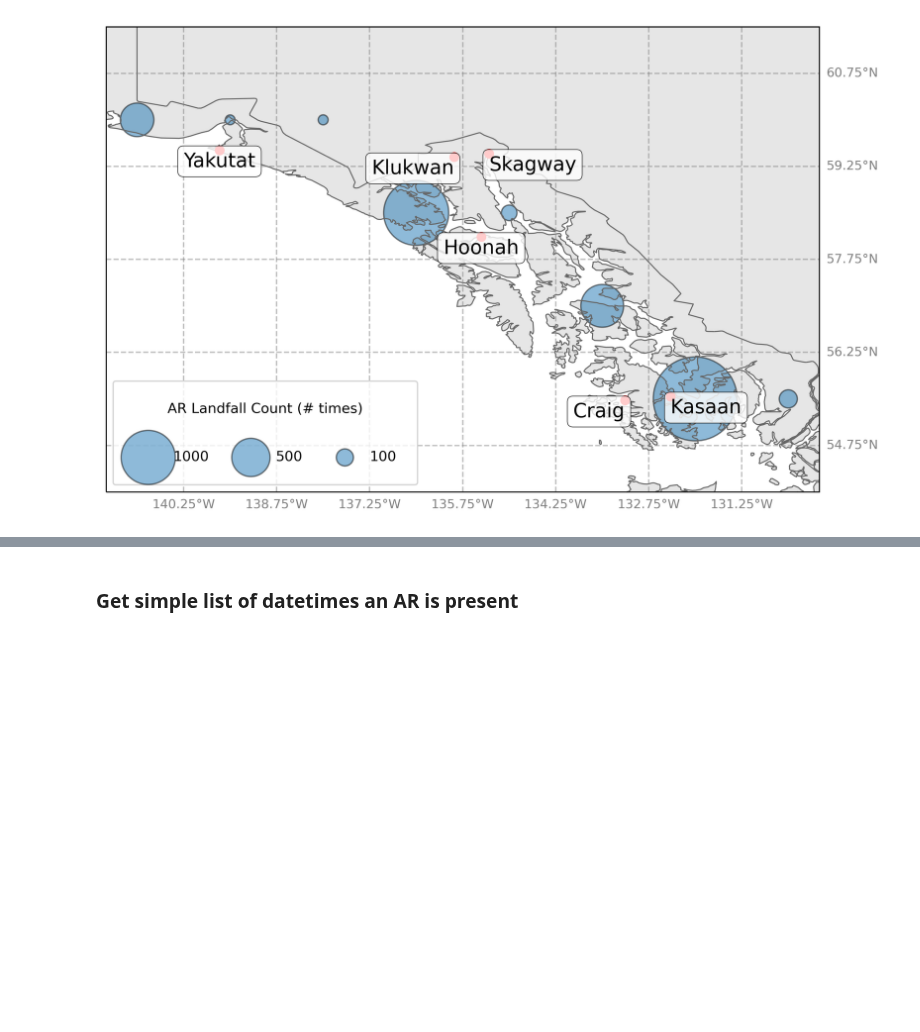
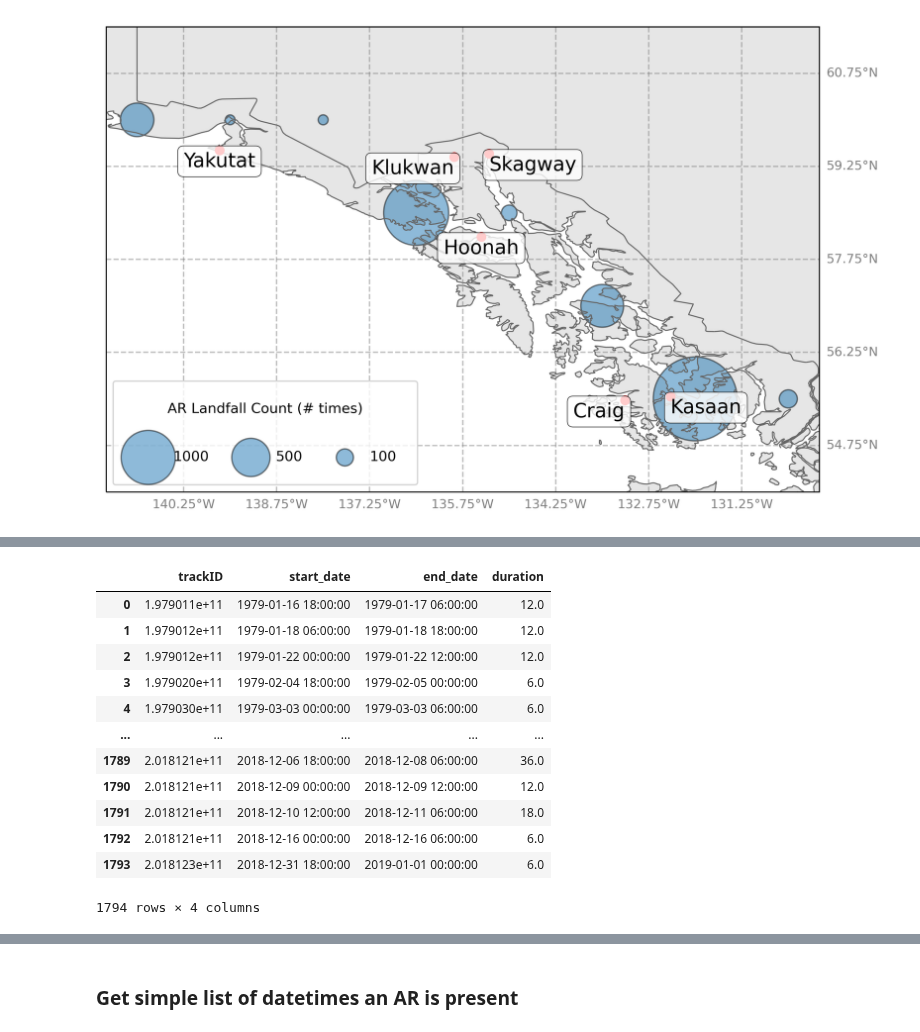
Before and after one commit to dlnash/SEAK_climatology, a Jupyter notebook: analysis/SEAK_AR_annual-clim.ipynb, the cells around one changed output, grey strips where cells are left out. Cells and saved outputs as stored; diff of their text form; code cells hidden in the pictures; blank space fills up the shorter version.

```diff
--- a/analysis/SEAK_AR_annual-clim.ipynb
+++ b/analysis/SEAK_AR_annual-clim.ipynb
@@ -207,0 +253,5 @@ kidmap = da.kidmap.squeeze()
+# %%
+tmp = lfloc.sel(time='1979-01-16T18:00:00.000000000')
+tmp = tmp.where(tmp > 0, drop=True)
+lflat = tmp.lat.values
+lflon = tmp.lon.values - 360.0 # to get degrees W value
@@ -208,31 +270,51 @@ kidmap = da.kidmap.squeeze()
 # %%
 # create list of lists of trackIDs for each time step
 date_lst = lfdates
 final_lst = []
 for i, ids in enumerate(date_lst):
 #     print(ids)
     # pull track ID list for each time step
     x = kidmap.sel(time=ids).values.flatten()
     result = x[np.logical_not(np.isnan(x))]
     trackID = np.unique(result)
+    # get landfalling latitude and longitude
+    tmp = lfloc.sel(time=ids)
+    tmp = tmp.where(tmp > 0, drop=True)
+    lflat = tmp.lat.values
+    lflon = tmp.lon.values - 360.0 # to get degrees W value
+
     for j in range(len(trackID)):
-        final_lst.append([ids, trackID[j]])
+        final_lst.append([ids, trackID[j], lflat, lflon])
 
 # put final_lst into df
-track_df = pd.DataFrame(final_lst, columns=['date', 'trackID'])
+track_df = pd.DataFrame(final_lst, columns=['date', 'trackID', 'lflat', 'lflon'])
 track_df
 track_ids = track_df.trackID.unique()
 # create df with trackID, start date, end date, and duration of AR
 data = []
 for i, ids in enumerate(track_ids):
     idx = (track_df.trackID == ids)
     test = track_df.loc[idx]
     start = test.date.min()
     stop = test.date.max() + timedelta(hours=6)
     tmp = (stop-start)
     duration = tmp.total_seconds()/(3600) # convert to number of hours
 
     data.append([ids, start, stop, duration])
 
 duration_df = pd.DataFrame(data, columns=['trackID', 'start_date', 'end_date', 'duration'])
 duration_df
+# %% [output]
+|  | trackID | start_date | end_date | duration |
+| 0 | 1.979011e+11 | 1979-01-16 18:00:00 | 1979-01-17 06:00:00 | 12.0 |
+| 1 | 1.979012e+11 | 1979-01-18 06:00:00 | 1979-01-18 18:00:00 | 12.0 |
+| 2 | 1.979012e+11 | 1979-01-22 00:00:00 | 1979-01-22 12:00:00 | 12.0 |
+| 3 | 1.979020e+11 | 1979-02-04 18:00:00 | 1979-02-05 00:00:00 | 6.0 |
+| 4 | 1.979030e+11 | 1979-03-03 00:00:00 | 1979-03-03 06:00:00 | 6.0 |
+| ... | ... | ... | ... | ... |
+| 1789 | 2.018121e+11 | 2018-12-06 18:00:00 | 2018-12-08 06:00:00 | 36.0 |
+| 1790 | 2.018121e+11 | 2018-12-09 00:00:00 | 2018-12-09 12:00:00 | 12.0 |
+| 1791 | 2.018121e+11 | 2018-12-10 12:00:00 | 2018-12-11 06:00:00 | 18.0 |
+| 1792 | 2.018121e+11 | 2018-12-16 00:00:00 | 2018-12-16 06:00:00 | 6.0 |
+| 1793 | 2.018123e+11 | 2018-12-31 18:00:00 | 2019-01-01 00:00:00 | 6.0 |
+1794 rows × 4 columns
```
Also changed, not shown: parts of 7 cells of this notebook, 5 other files.
